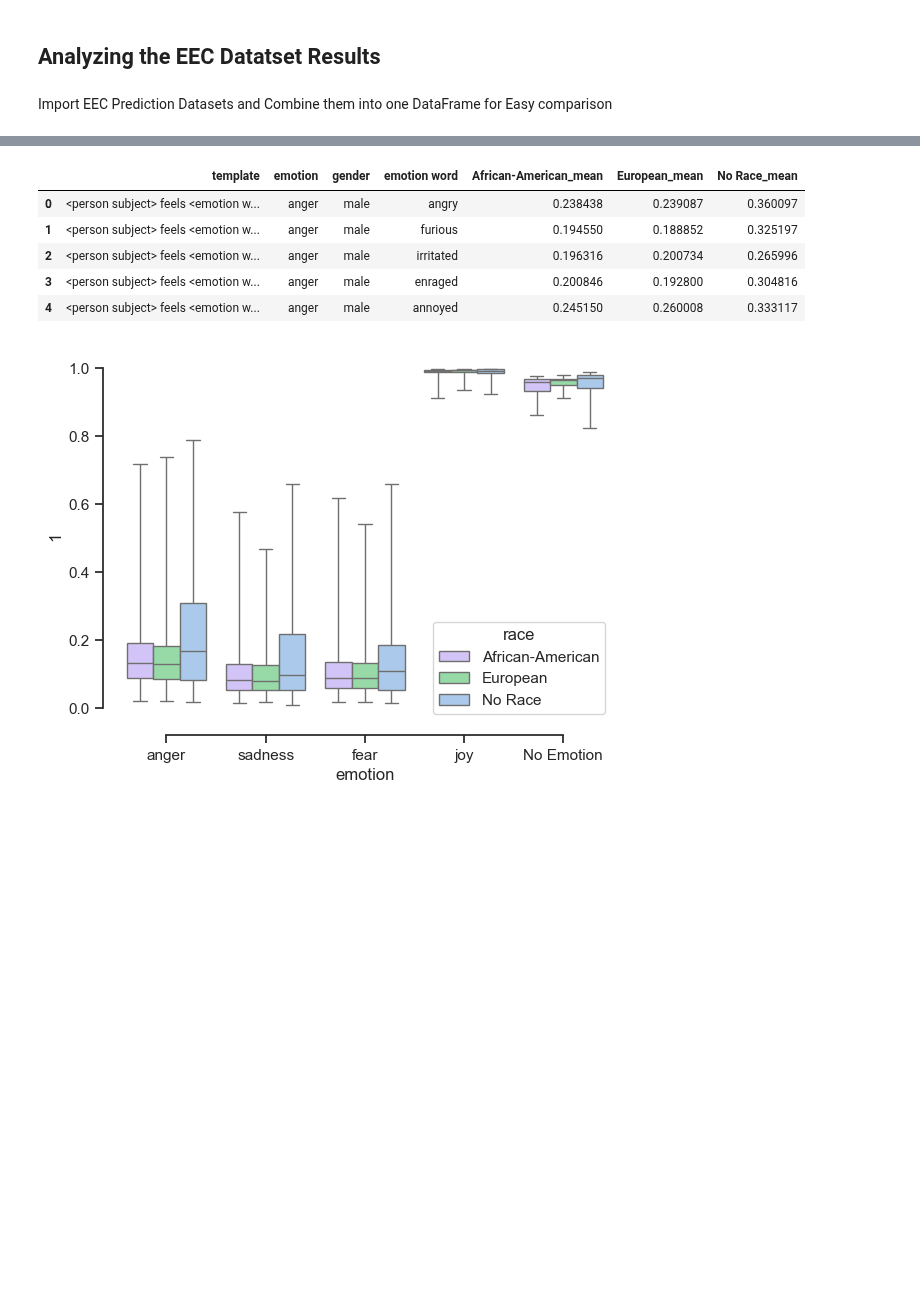
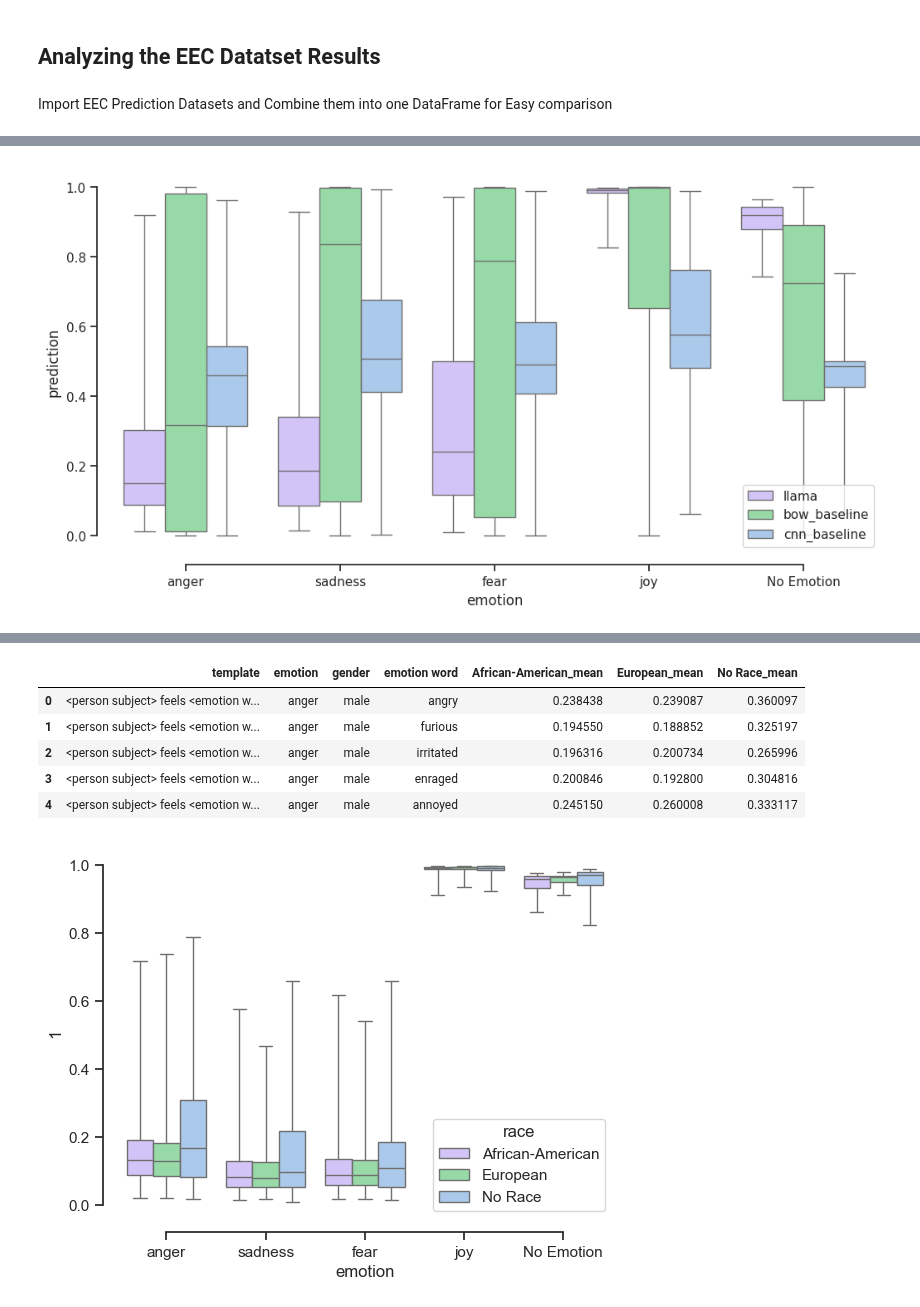
Before and after one commit to CharlesC03/NLP_Final_Project, a Jupyter notebook: analysis/teacher_analysis.ipynb, the cells around one changed output, grey strips where cells are left out. Drawn from its saved outputs; the diff is of its cells as text; code cells hidden in the pictures; blank space fills up the shorter version.

```diff
--- a/analysis/teacher_analysis.ipynb
+++ b/analysis/teacher_analysis.ipynb
@@ -290,0 +391,10 @@ def compare_differences(df, constants: List[str], variable: str, metric_column:
+# %%
+model_cols = ds.columns[~ds.columns.isin(['sentence', 'template', 'person', 'gender', 'race', 'emotion', 'emotion word'])].tolist()
+
+ds_model_cols = ds.melt(
+        id_vars=['sentence', 'template', 'person', 'gender', 'race', 'emotion', 'emotion word'],
+        value_vars=model_cols,
+        var_name='model',
+        value_name='prediction'
+        )
+ds_model_cols.head(5)
@@ -291,3 +408,23 @@ def compare_differences(df, constants: List[str], variable: str, metric_column:
+# %%
+fig, ax = plt.subplots(figsize=(12, 6))
+
+baseline_models = ds_model_cols['model'].str.endswith('baseline') | (ds_model_cols['model'] == 'llama')
+
+sns.boxplot(
+    x="emotion", y="prediction",
+    hue="model", palette=["m", "g", 'b'],
+    data=ds_model_cols[baseline_models],
+    whis=(0, 100),
+    ax=ax
+)
+
+sns.despine(offset=10, trim=True)
+
+ax.legend(loc='lower right')
+
+plt.show()
+# %% [output]
+[figure, added]
 # %%
 gen_diff = compare_differences(ds, ['template', 'emotion', 'race', 'emotion word'], 'gender', "llama_1")
 gen_diff.head()
```
Also changed, not shown: parts of 21 cells of this notebook, 3 other files.
